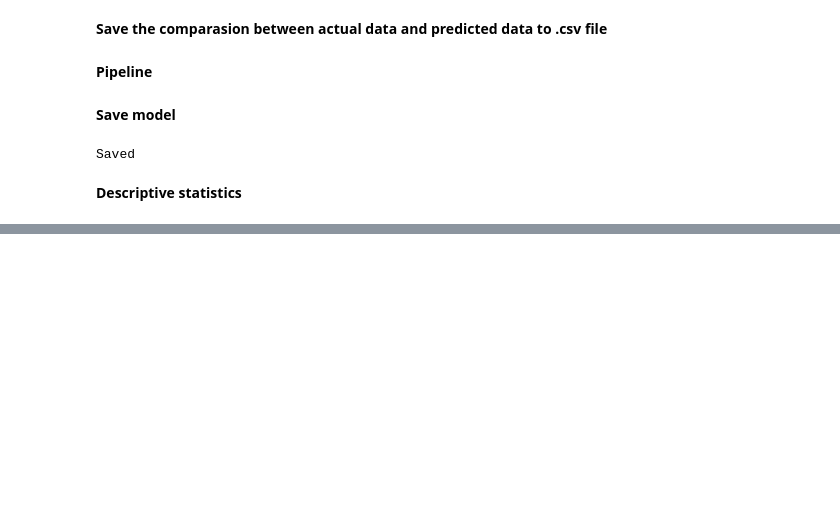
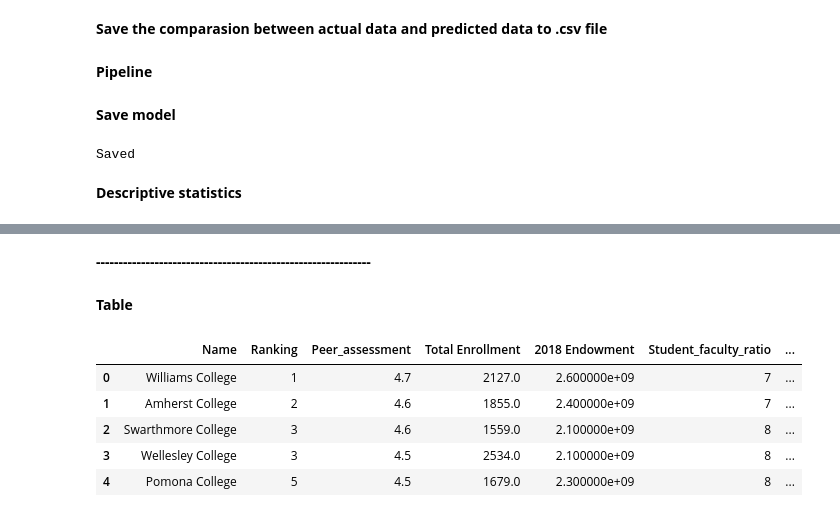
Before and after one commit to panda1835/building_LAC_2, a Jupyter notebook: USnews Regression.ipynb, the cells around one changed output, grey strips where cells are left out. Cells and saved outputs as stored; diff of their text form; code cells hidden in the pictures; blank space fills up the shorter version.

```diff
--- a/USnews Regression.ipynb
+++ b/USnews Regression.ipynb
@@ -268,0 +194,4 @@ Warnings:
+# %% [markdown]
+**-------------------------------------------------------------**
+# %% [markdown]
+**Table**
@@ -268,0 +202,9 @@ Warnings:
+# %%
+usnews.head()
+# %% [output]
+|  | Name | Ranking | Peer_assessment | Total Enrollment | 2018 Endowment | Student_faculty_ratio | ... |
+| 0 | Williams College | 1 | 4.7 | 2127.0 | 2.600000e+09 | 7 | ... |
+| 1 | Amherst College | 2 | 4.6 | 1855.0 | 2.400000e+09 | 7 | ... |
+| 2 | Swarthmore College | 3 | 4.6 | 1559.0 | 2.100000e+09 | 8 | ... |
+| 3 | Wellesley College | 3 | 4.5 | 2534.0 | 2.100000e+09 | 8 | ... |
+| 4 | Pomona College | 5 | 4.5 | 1679.0 | 2.300000e+09 | 8 | ... |
```
Also changed, not shown: parts of 14 cells of this notebook, 1 other file.
